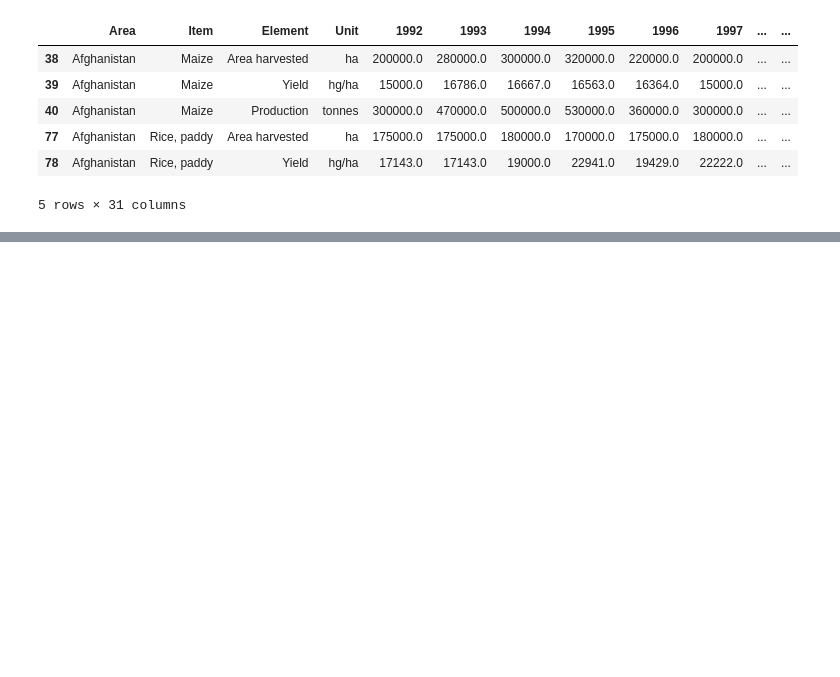
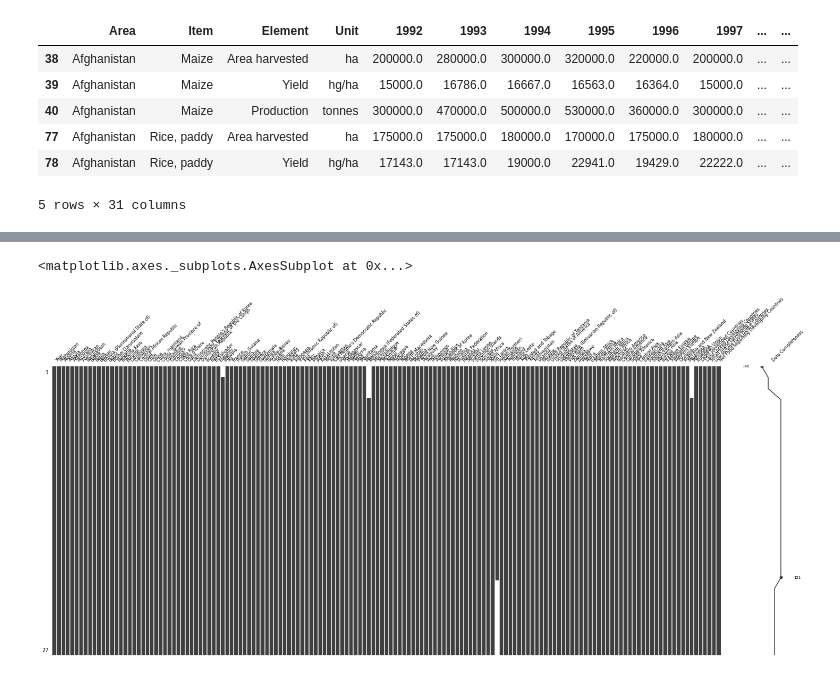
Before and after one commit to vishalgardas/FAO, a Jupyter notebook: FAO.ipynb, the cells around one changed output, grey strips where cells are left out. Cells and saved outputs as stored; diff of their text form; code cells hidden in the pictures; blank space fills up the shorter version.

```diff
--- a/FAO.ipynb
+++ b/FAO.ipynb
@@ -245,0 +271,6 @@ df.head()
+# %%
+import missingno as msno
+msno.matrix(df, filter='top',fontsize=8, labels=True)
+# %% [output]
+<matplotlib.axes._subplots.AxesSubplot at 0x...>
+[figure, added]
```
Also changed, not shown: parts of 27 cells of this notebook, 1 other file.
